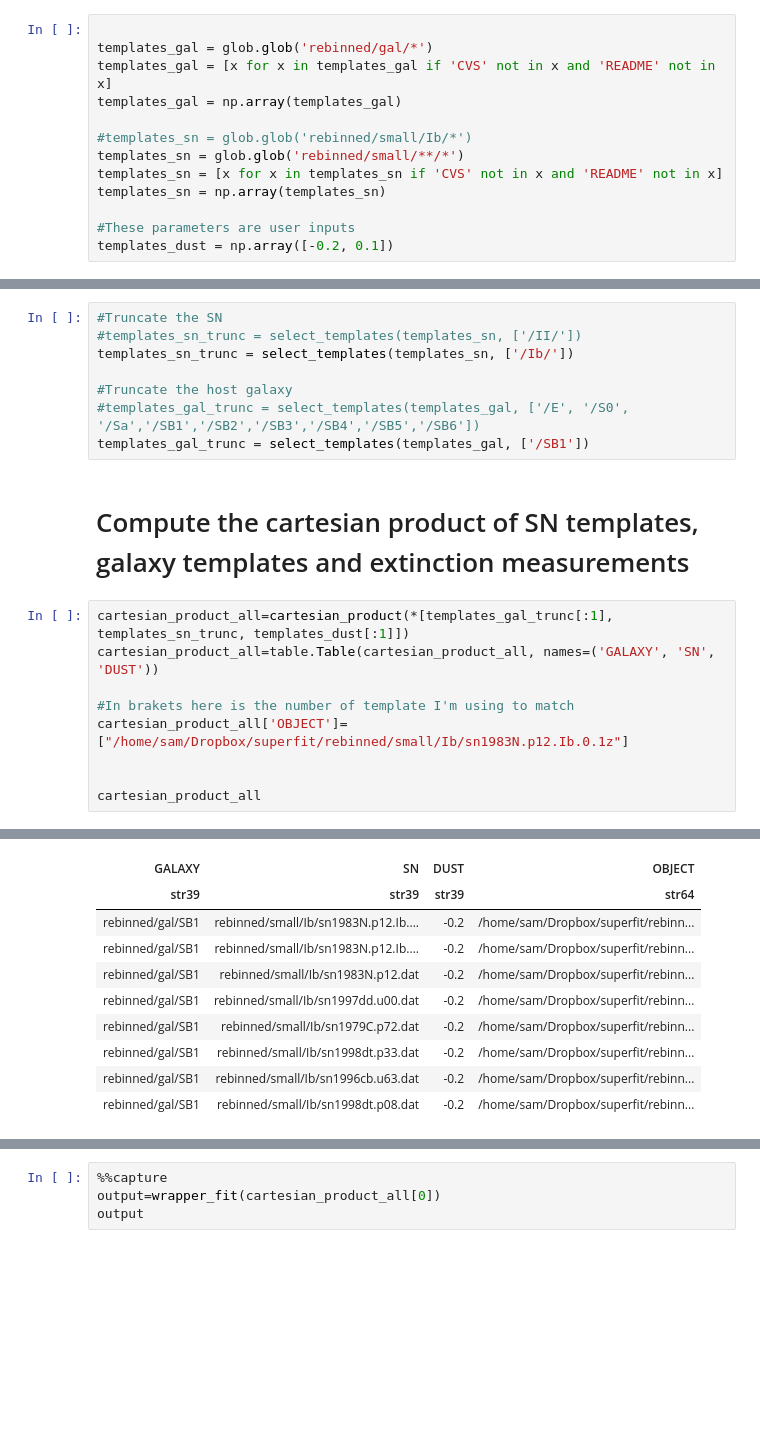
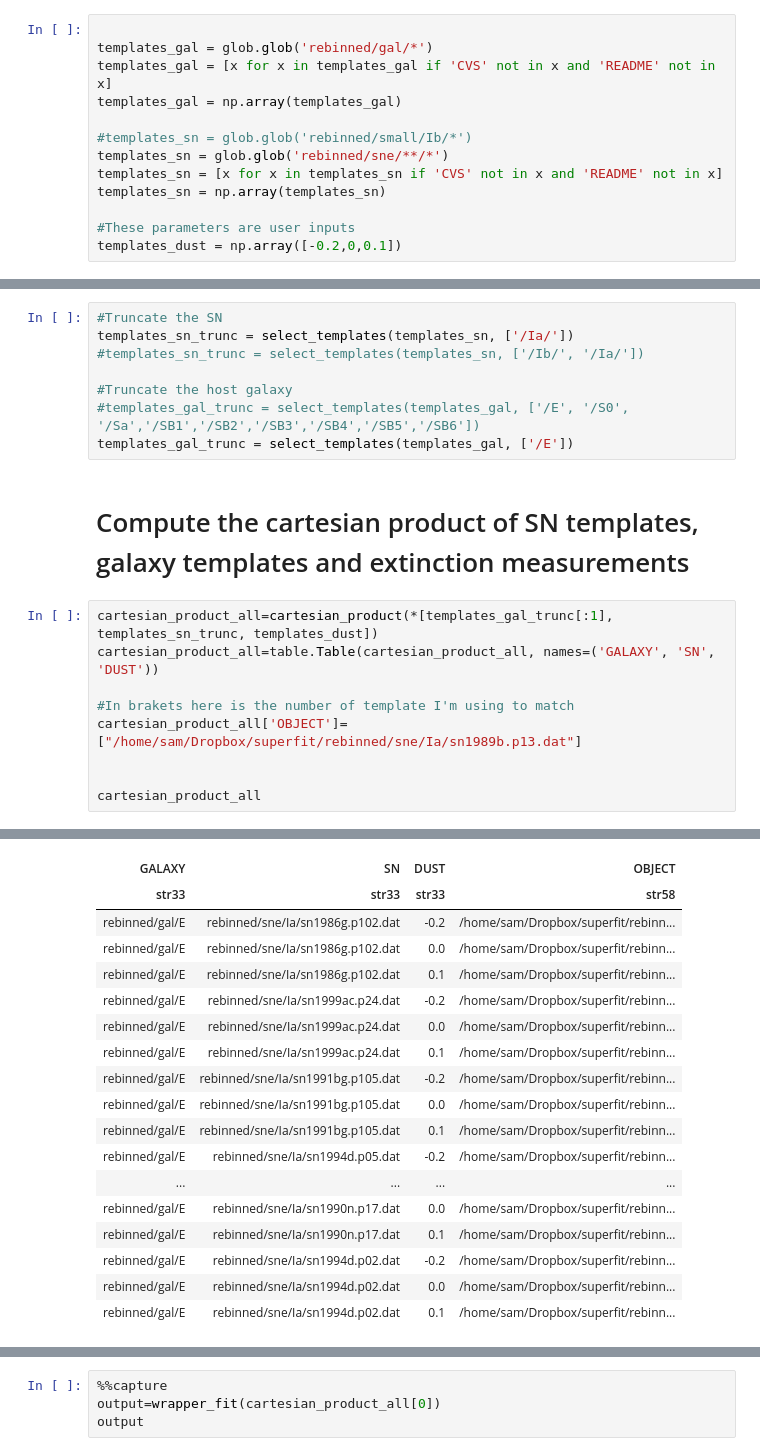
Before and after one commit to oyaron/NGSF, a Jupyter notebook: BFF.ipynb, the cells around one changed output, grey strips where cells are left out. Cells and saved outputs as stored; diff of their text form; blank space fills up the shorter version.

```diff
--- a/BFF.ipynb
+++ b/BFF.ipynb
@@ -252,30 +281,30 @@ templates_gal = [x for x in templates_gal if 'CVS' not in x and 'README' not in
 templates_gal = np.array(templates_gal)
 
 #templates_sn = glob.glob('rebinned/small/Ib/*')
-templates_sn = glob.glob('rebinned/small/**/*')
+templates_sn = glob.glob('rebinned/sne/**/*')
 templates_sn = [x for x in templates_sn if 'CVS' not in x and 'README' not in x]
 templates_sn = np.array(templates_sn)
 
 #These parameters are user inputs
-templates_dust = np.array([-0.2, 0.1])
+templates_dust = np.array([-0.2,0,0.1])
 # %% [markdown]
 ## Truncate templates SN, HG
 # %%
 #Truncate the SN
-#templates_sn_trunc = select_templates(templates_sn, ['/II/'])
-templates_sn_trunc = select_templates(templates_sn, ['/Ib/'])
+templates_sn_trunc = select_templates(templates_sn, ['/Ia/'])
+#templates_sn_trunc = select_templates(templates_sn, ['/Ib/', '/Ia/'])
 
 #Truncate the host galaxy
 #templates_gal_trunc = select_templates(templates_gal, ['/E', '/S0', '/Sa','/SB1','/SB2','/SB3','/SB4','/SB5','/SB6'])
-templates_gal_trunc = select_templates(templates_gal, ['/SB1'])
+templates_gal_trunc = select_templates(templates_gal, ['/E'])
 # %% [markdown]
 # Compute the cartesian product of SN templates, galaxy templates and extinction measurements
 # %%
-cartesian_product_all=cartesian_product(*[templates_gal_trunc[:1], templates_sn_trunc, templates_dust[:1]])
+cartesian_product_all=cartesian_product(*[templates_gal_trunc[:1], templates_sn_trunc, templates_dust])
 cartesian_product_all=table.Table(cartesian_product_all, names=('GALAXY', 'SN', 'DUST'))
 
 #In brakets here is the number of template I'm using to match
-cartesian_product_all['OBJECT']=["/home/sam/Dropbox/superfit/rebinned/small/Ib/sn1983N.p12.Ib.0.1z"]
+cartesian_product_all['OBJECT']=["/home/sam/Dropbox/superfit/rebinned/sne/Ia/sn1989b.p13.dat"]
 
 
 cartesian_product_all
@@ -284,13 +313,21 @@ Table length=8
 | GALAXY | SN | DUST | OBJECT |
-| str39 | str39 | str39 | str64 |
-| rebinned/gal/SB1 | rebinned/small/Ib/sn1983N.p12.Ib.... | -0.2 | /home/sam/Dropbox/superfit/rebinn... |
-| rebinned/gal/SB1 | rebinned/small/Ib/sn1983N.p12.Ib.... | -0.2 | /home/sam/Dropbox/superfit/rebinn... |
-| rebinned/gal/SB1 | rebinned/small/Ib/sn1983N.p12.dat | -0.2 | /home/sam/Dropbox/superfit/rebinn... |
-| rebinned/gal/SB1 | rebinned/small/Ib/sn1997dd.u00.dat | -0.2 | /home/sam/Dropbox/superfit/rebinn... |
-| rebinned/gal/SB1 | rebinned/small/Ib/sn1979C.p72.dat | -0.2 | /home/sam/Dropbox/superfit/rebinn... |
-| rebinned/gal/SB1 | rebinned/small/Ib/sn1998dt.p33.dat | -0.2 | /home/sam/Dropbox/superfit/rebinn... |
-| rebinned/gal/SB1 | rebinned/small/Ib/sn1996cb.u63.dat | -0.2 | /home/sam/Dropbox/superfit/rebinn... |
-| rebinned/gal/SB1 | rebinned/small/Ib/sn1998dt.p08.dat | -0.2 | /home/sam/Dropbox/superfit/rebinn... |
+| str33 | str33 | str33 | str58 |
+| rebinned/gal/E | rebinned/sne/Ia/sn1986g.p102.dat | -0.2 | /home/sam/Dropbox/superfit/rebinn... |
+| rebinned/gal/E | rebinned/sne/Ia/sn1986g.p102.dat | 0.0 | /home/sam/Dropbox/superfit/rebinn... |
+| rebinned/gal/E | rebinned/sne/Ia/sn1986g.p102.dat | 0.1 | /home/sam/Dropbox/superfit/rebinn... |
+| rebinned/gal/E | rebinned/sne/Ia/sn1999ac.p24.dat | -0.2 | /home/sam/Dropbox/superfit/rebinn... |
+| rebinned/gal/E | rebinned/sne/Ia/sn1999ac.p24.dat | 0.0 | /home/sam/Dropbox/superfit/rebinn... |
+| rebinned/gal/E | rebinned/sne/Ia/sn1999ac.p24.dat | 0.1 | /home/sam/Dropbox/superfit/rebinn... |
+| rebinned/gal/E | rebinned/sne/Ia/sn1991bg.p105.dat | -0.2 | /home/sam/Dropbox/superfit/rebinn... |
+| rebinned/gal/E | rebinned/sne/Ia/sn1991bg.p105.dat | 0.0 | /home/sam/Dropbox/superfit/rebinn... |
+| rebinned/gal/E | rebinned/sne/Ia/sn1991bg.p105.dat | 0.1 | /home/sam/Dropbox/superfit/rebinn... |
+| rebinned/gal/E | rebinned/sne/Ia/sn1994d.p05.dat | -0.2 | /home/sam/Dropbox/superfit/rebinn... |
+| ... | ... | ... | ... |
+| rebinned/gal/E | rebinned/sne/Ia/sn1990n.p17.dat | 0.0 | /home/sam/Dropbox/superfit/rebinn... |
+| rebinned/gal/E | rebinned/sne/Ia/sn1990n.p17.dat | 0.1 | /home/sam/Dropbox/superfit/rebinn... |
+| rebinned/gal/E | rebinned/sne/Ia/sn1994d.p02.dat | -0.2 | /home/sam/Dropbox/superfit/rebinn... |
+| rebinned/gal/E | rebinned/sne/Ia/sn1994d.p02.dat | 0.0 | /home/sam/Dropbox/superfit/rebinn... |
+| rebinned/gal/E | rebinned/sne/Ia/sn1994d.p02.dat | 0.1 | /home/sam/Dropbox/superfit/rebinn... |
 # %%
 index_array=range(len(cartesian_product_all))
 index_array
```
Also changed, not shown: parts of 9 cells of this notebook.
